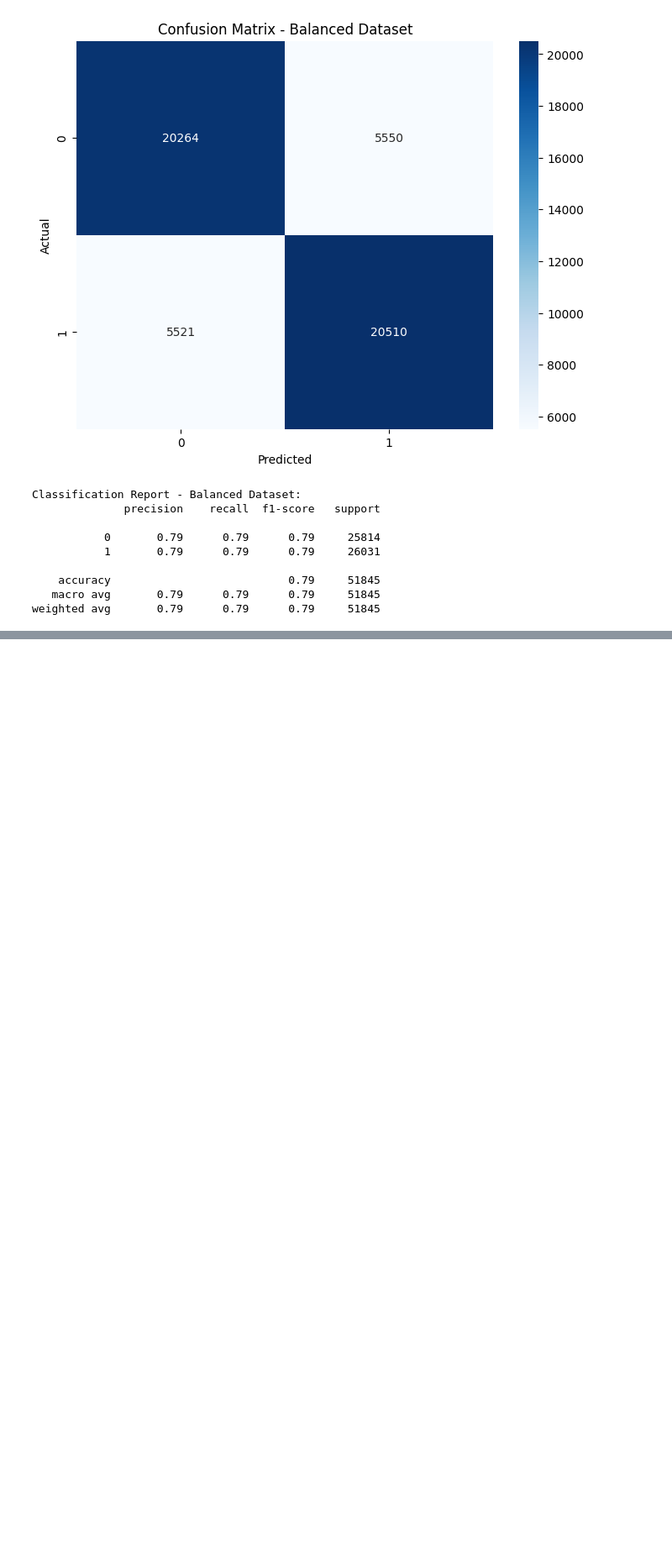
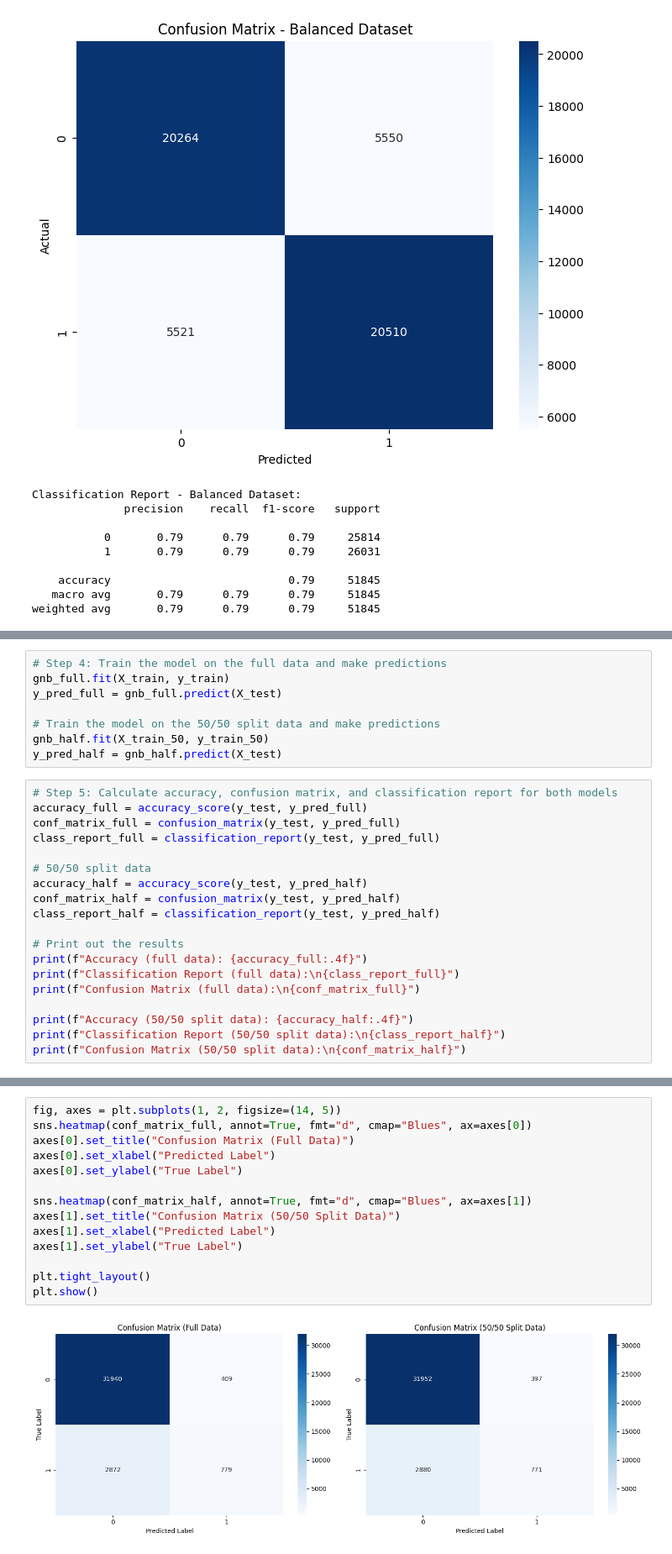
Before and after one commit to melhamdani/-Stamp-Prices, a Jupyter notebook: Project_1_To_Do_List.ipynb, the cells around one changed output, grey strips where cells are left out. Shown: that part at 84% size. Saved outputs shown, nothing was run; the diff lists cells and outputs as text; blank space fills up the shorter version.

```diff
--- a/Project_1_To_Do_List.ipynb
+++ b/Project_1_To_Do_List.ipynb
@@ -638,0 +651,27 @@ weighted avg       0.79      0.79      0.79     51845
+# %%
+# Step 4: Train the model on the full data and make predictions
+gnb_full.fit(X_train, y_train)
+y_pred_full = gnb_full.predict(X_test)
+
+# Train the model on the 50/50 split data and make predictions
+gnb_half.fit(X_train_50, y_train_50)
+y_pred_half = gnb_half.predict(X_test)
+# %%
+# Step 5: Calculate accuracy, confusion matrix, and classification report for both models
+accuracy_full = accuracy_score(y_test, y_pred_full)
+conf_matrix_full = confusion_matrix(y_test, y_pred_full)
+class_report_full = classification_report(y_test, y_pred_full)
+
+# 50/50 split data
+accuracy_half = accuracy_score(y_test, y_pred_half)
+conf_matrix_half = confusion_matrix(y_test, y_pred_half)
+class_report_half = classification_report(y_test, y_pred_half)
+
+# Print out the results
+print(f"Accuracy (full data): {accuracy_full:.4f}")
+print(f"Classification Report (full data):\n{class_report_full}")
+print(f"Confusion Matrix (full data):\n{conf_matrix_full}")
+
+print(f"Accuracy (50/50 split data): {accuracy_half:.4f}")
+print(f"Classification Report (50/50 split data):\n{class_report_half}")
+print(f"Confusion Matrix (50/50 split data):\n{conf_matrix_half}")
@@ -639 +707,17 @@ weighted avg       0.79      0.79      0.79     51845
+# %%
+fig, axes = plt.subplots(1, 2, figsize=(14, 5))
+sns.heatmap(conf_matrix_full, annot=True, fmt="d", cmap="Blues", ax=axes[0])
+axes[0].set_title("Confusion Matrix (Full Data)")
+axes[0].set_xlabel("Predicted Label")
+axes[0].set_ylabel("True Label")
+
+sns.heatmap(conf_matrix_half, annot=True, fmt="d", cmap="Blues", ax=axes[1])
+axes[1].set_title("Confusion Matrix (50/50 Split Data)")
+axes[1].set_xlabel("Predicted Label")
+axes[1].set_ylabel("True Label")
+
+plt.tight_layout()
+plt.show()
+# %% [output]
+[figure, added]
 # %% [markdown]
```
Also changed, not shown: parts of 25 cells of this notebook.
